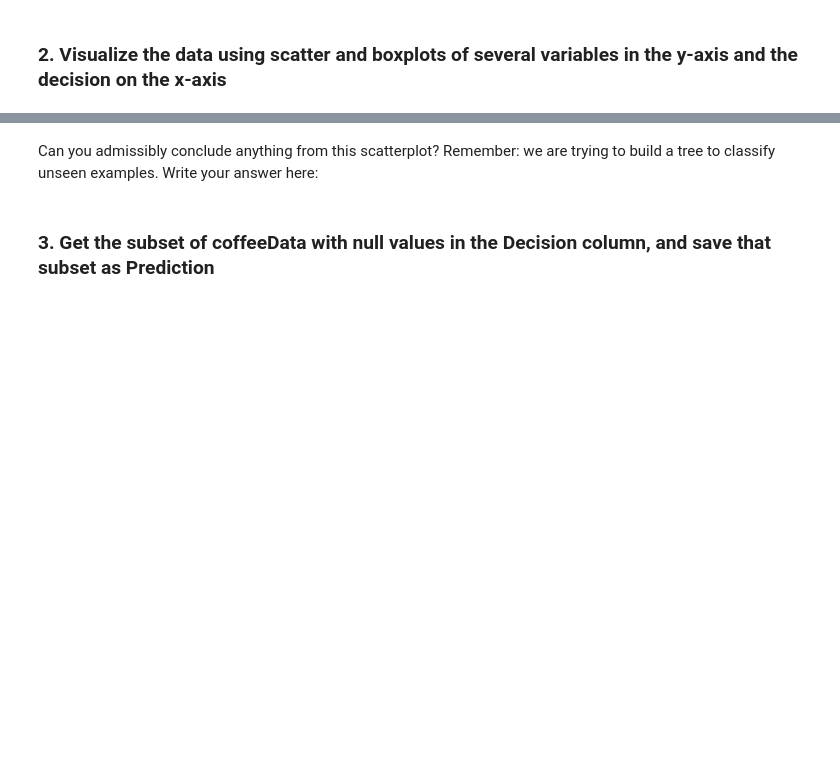
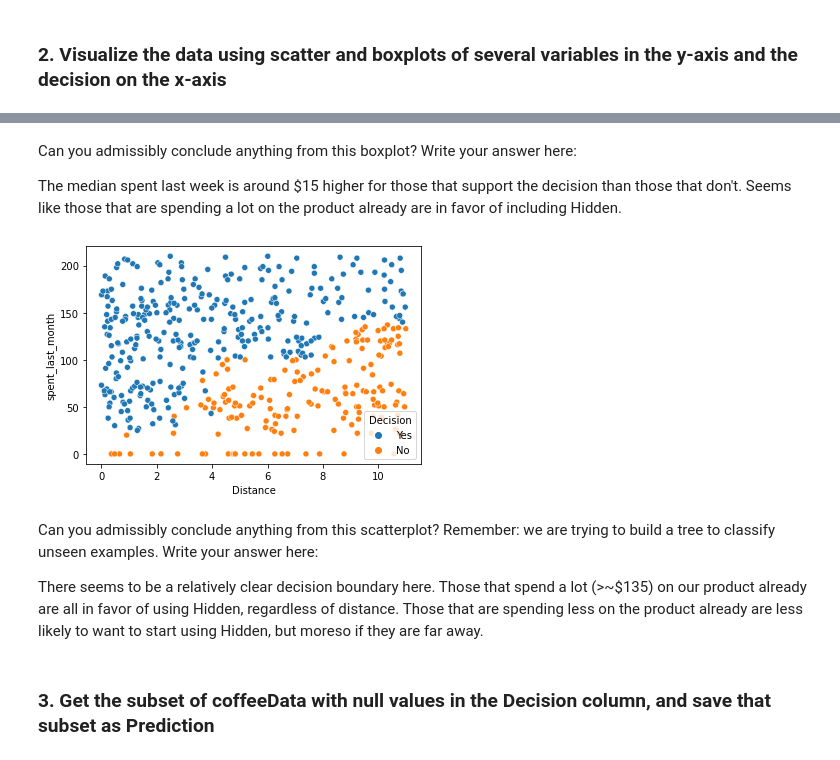
Before and after one commit to GwenToves/SpringBoard, a Jupyter notebook: Supervised Learning Case Studies/Springboard Decision Tree Specialty Coffee Case Study - Tier 3.ipynb, the cells around one changed output, grey strips where cells are left out. Saved outputs shown, nothing was run; the diff lists cells and outputs as text; code cells hidden in the pictures; blank space fills up the shorter version.

```diff
--- a/Supervised Learning Case Studies/Springboard Decision Tree Specialty Coffee Case Study - Tier 3.ipynb
+++ b/Supervised Learning Case Studies/Springboard Decision Tree Specialty Coffee Case Study - Tier 3.ipynb
@@ -253,8 +264,17 @@ Can you admissibly conclude anything from this boxplot? Write your answer here:
+# %% [markdown]
+Can you admissibly conclude anything from this boxplot? Write your answer here:
+
+The median spent last week is around $15 higher for those that support the decision than those that don't. Seems like those that are spending a lot on the product already are in favor of including Hidden.
 # %%
-# Make a scatterplot on NOPrediction, where x is distance, y is spent_last_month and hue is Decision
-_ _ _
+# Make a scatterplot on NOPrediction, where x is Distance, y is spent_last_month and hue is Decision
+sns.scatterplot(data=coffeeData, x='Distance', y='spent_last_month', hue='Decision')
+plt.show()
+# %% [output]
+[figure, added]
 # %% [markdown]
 Can you admissibly conclude anything from this scatterplot? Remember: we are trying to build a tree to classify unseen examples. Write your answer here:
+
+There seems to be a relatively clear decision boundary here. Those that spend a lot (>~$135) on our product already are all in favor of using Hidden, regardless of distance. Those that are spending less on the product already are less likely to want to start using Hidden, but moreso if they are far away.
 # %% [markdown]
 ### 3. Get the subset of coffeeData with null values in the Decision column, and save that subset as Prediction
 # %%
```
Also changed, not shown: parts of 54 cells of this notebook.
